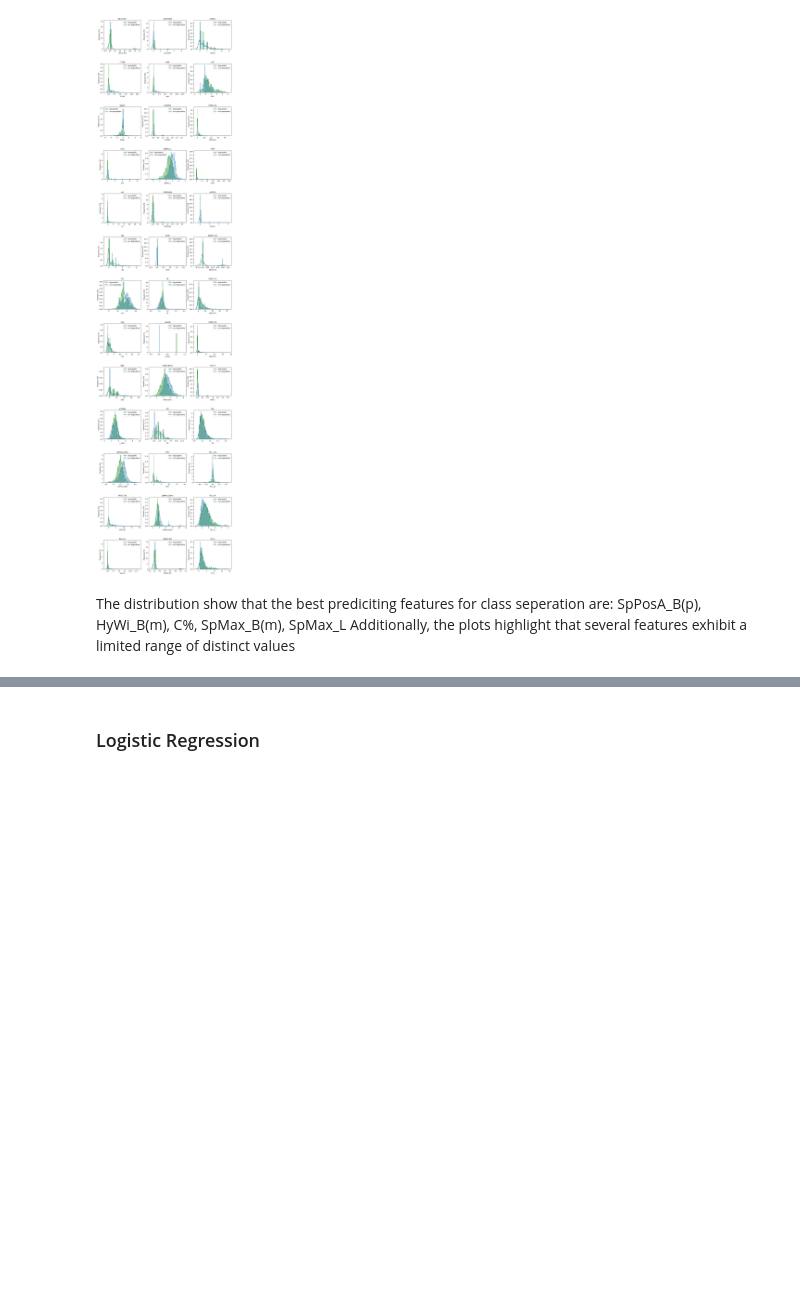
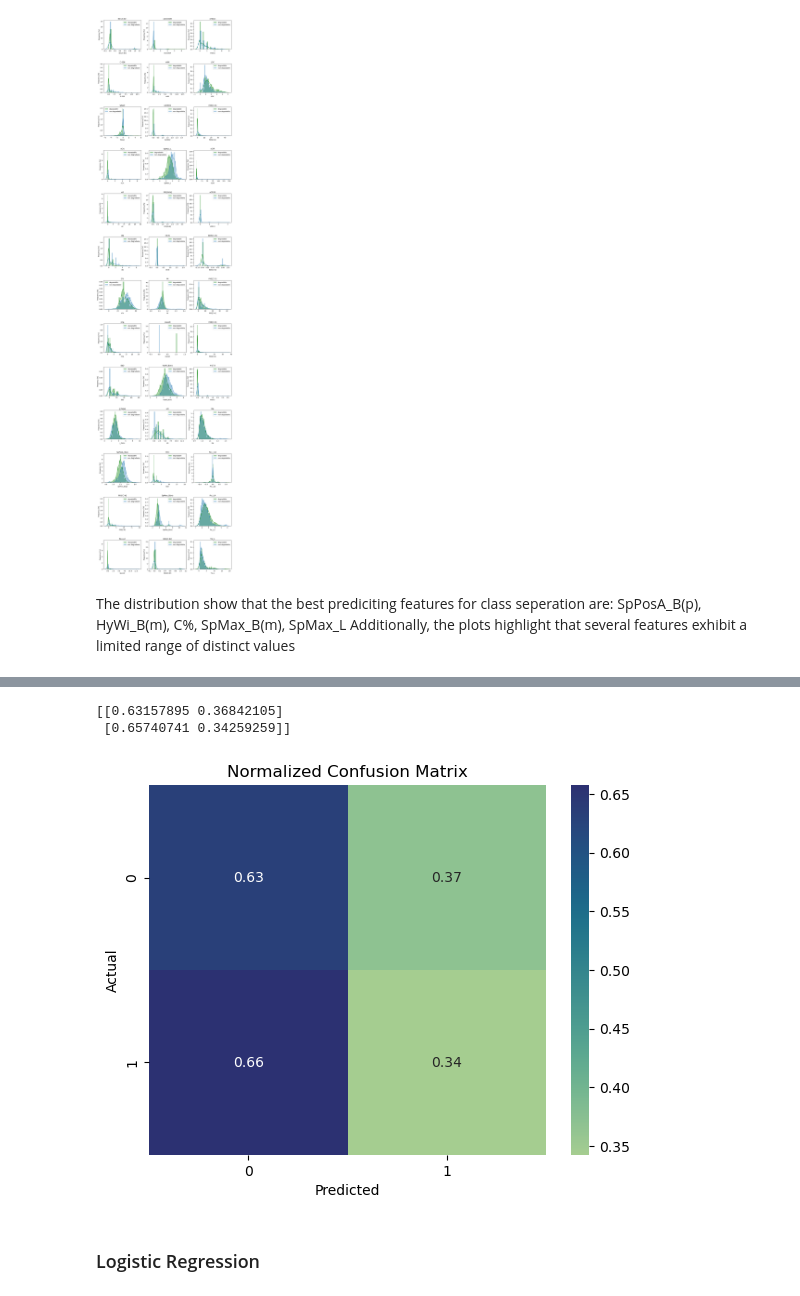
Before and after one commit to Red0pium/PythonForDataAnalysis, a Jupyter notebook: Projet_Dataset.ipynb, the cells around one changed output, grey strips where cells are left out. Cells and saved outputs as stored; diff of their text form; code cells hidden in the pictures; blank space fills up the shorter version.

Commit message:
random

```diff
--- a/Projet_Dataset.ipynb
+++ b/Projet_Dataset.ipynb
@@ -222,0 +225,8 @@ Additionally, the plots highlight that several features exhibit a limited range
+# %%
+from sklearn.model_selection import train_test_split
+import sklearn.metrics as metrics
+from sklearn.metrics import confusion_matrix
+y = df.classD
+X = df[keep].drop("classD", axis = 1)
+X_train, X_test, y_train , y_test = train_test_split(X,y ,random_state=42 , test_size = 0.3)
+print(X_train, X_test, y_train , y_test)
@@ -223,3 +251,25 @@ Additionally, the plots highlight that several features exhibit a limited range
+# %%
+from random import choices
+
+y_pred = choices([0, 1], weights=[0.66, 0.34], k=len(X_test))
+
+cm = confusion_matrix(y_test, y_pred)
+# Normalize the confusion matrix
+normalized_cm = cm / cm.sum(axis=1, keepdims=True)
+print(normalized_cm)
+# %% [output]
+[[0.63157895 0.36842105]
+ [0.65740741 0.34259259]]
+# %%
+#create a heatmap of the normalized confusion matrix
+sns.heatmap(normalized_cm, annot=True, cmap='crest')
+#add labels and title
+plt.xlabel('Predicted')
+plt.ylabel('Actual')
+plt.title('Normalized Confusion Matrix')
+plt.show()
+# %% [output]
+[figure, added]
 # %% [markdown]
 ### Logistic Regression
 # %%
```
Also changed, not shown: parts of 5 cells of this notebook.
